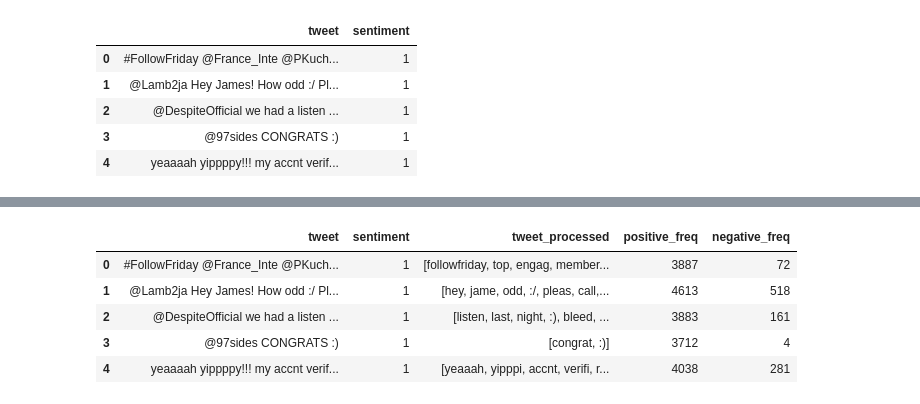
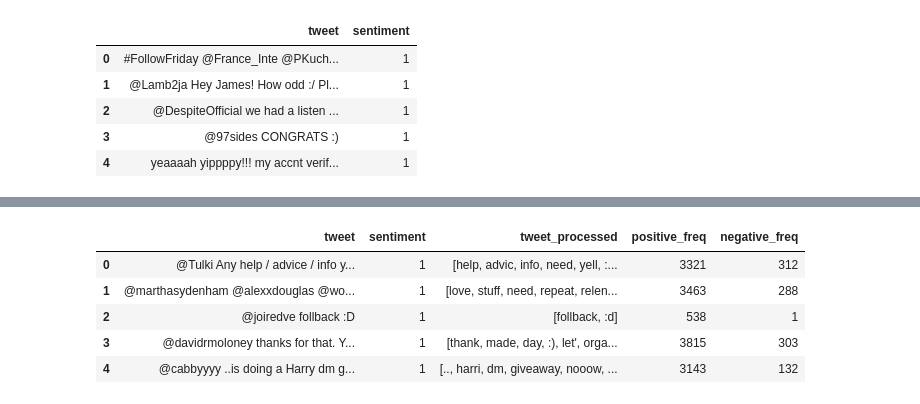
Before and after one commit to mertcan-basut/nlp, a Jupyter notebook: classification_and_vector_spaces.ipynb, the cells around one changed output, grey strips where cells are left out. Saved outputs shown, nothing was run; the diff lists cells and outputs as text; code cells hidden in the pictures.

```diff
--- a/classification_and_vector_spaces.ipynb
+++ b/classification_and_vector_spaces.ipynb
@@ -69,7 +86,7 @@ def pre_process(tweet):
 
   return stems
 
-data["tweet_processed"] = data["tweet"].apply(pre_process)
-data.head()
+data_train["tweet_processed"] = data_train["tweet"].apply(pre_process)
+data_train.head()
 # %% [output]
 |  | tweet | sentiment | tweet_processed |
@@ -81,15 +98,19 @@ data.head()
 # %%
-vocabulary = {}
-for index, row in data.iterrows():
-  tweet = row["tweet_processed"]
-  sentiment = row["sentiment"]
-  for word in tweet:
-    if word not in vocabulary:
-      vocabulary[word] = [0, 0] # create vocabulary
-    if sentiment == 1:
-      vocabulary[word][0] += 1 # positive
-    elif sentiment == 0:
-      vocabulary[word][1] += 1 # negative
+def create_vocabulary(data):
+  vocabulary = {}
+  for index, row in data.iterrows():
+    tweet = row["tweet_processed"]
+    sentiment = row["sentiment"]
+    for word in tweet:
+      if word not in vocabulary:
+        vocabulary[word] = [0, 0] # create vocabulary
+      if sentiment == 1:
+        vocabulary[word][0] += 1 # positive
+      elif sentiment == 0:
+        vocabulary[word][1] += 1 # negative
+  return vocabulary
+
+vocabulary = create_vocabulary(data_train)
 # %%
 fig, ax = plt.subplots(figsize=(8, 8))
 for word, freqs in random.sample(list(vocabulary.items()), 20):
@@ -106,18 +127,18 @@ plt.show()
 # %%
 def frequency(tweet_processed):
   positive_freq = 0
   negative_freq = 0
   for word in tweet_processed:
-    positive_freq += vocabulary[word][0]
-    negative_freq += vocabulary[word][1]
+    positive_freq += vocabulary.get(word, (0,0))[0]
+    negative_freq += vocabulary.get(word, (0,0))[1]
   return positive_freq, negative_freq
 
-data[["positive_freq", "negative_freq"]] = data.apply(lambda x: frequency(x["tweet_processed"]), axis=1, result_type='expand')
-data.head()
+data_train[["positive_freq", "negative_freq"]] = data_train.apply(lambda x: frequency(x["tweet_processed"]), axis=1, result_type='expand')
+data_train.head()
 # %% [output]
 |  | tweet | sentiment | tweet_processed | positive_freq | negative_freq |
-| 0 | #FollowFriday @France_Inte @PKuch... | 1 | [followfriday, top, engag, member... | 3887 | 72 |
-| 1 | @Lamb2ja Hey James! How odd :/ Pl... | 1 | [hey, jame, odd, :/, pleas, call,... | 4613 | 518 |
-| 2 | @DespiteOfficial we had a listen ... | 1 | [listen, last, night, :), bleed, ... | 3883 | 161 |
-| 3 | @97sides CONGRATS :) | 1 | [congrat, :)] | 3712 | 4 |
-| 4 | yeaaaah yippppy!!! my accnt verif... | 1 | [yeaaah, yipppi, accnt, verifi, r... | 4038 | 281 |
+| 0 | @Tulki Any help / advice / info y... | 1 | [help, advic, info, need, yell, :... | 3321 | 312 |
+| 1 | @marthasydenham @alexxdouglas @wo... | 1 | [love, stuff, need, repeat, relen... | 3463 | 288 |
+| 2 | @joiredve follback :D | 1 | [follback, :d] | 538 | 1 |
+| 3 | @davidrmoloney thanks for that. Y... | 1 | [thank, made, day, :), let', orga... | 3815 | 303 |
+| 4 | @cabbyyyy ..is doing a Harry dm g... | 1 | [.., harri, dm, giveaway, nooow, ... | 3143 | 132 |
```
Also changed, not shown: parts of 17 cells of this notebook.
